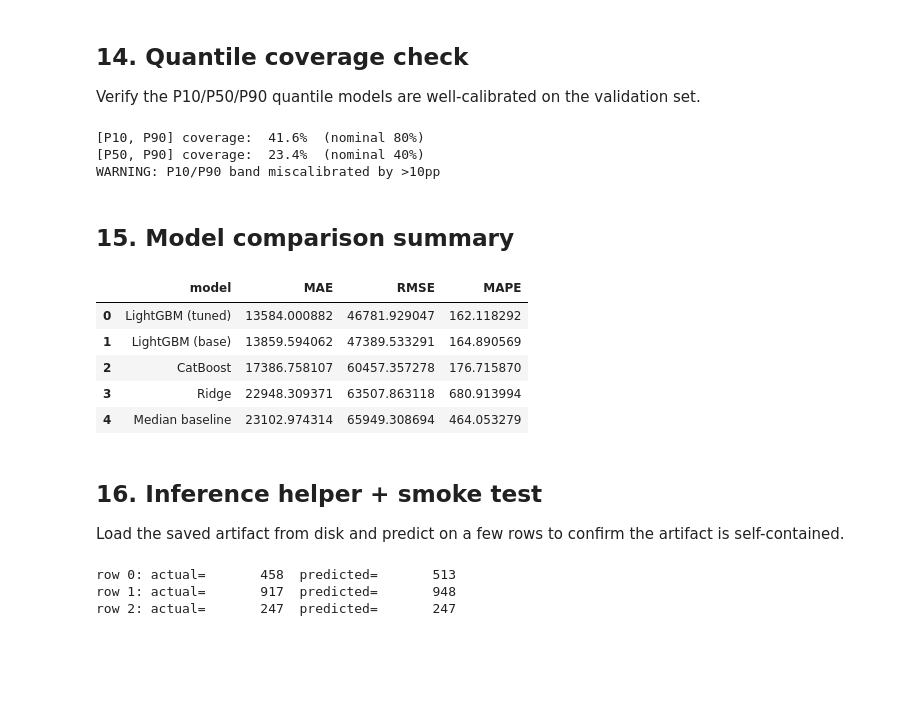
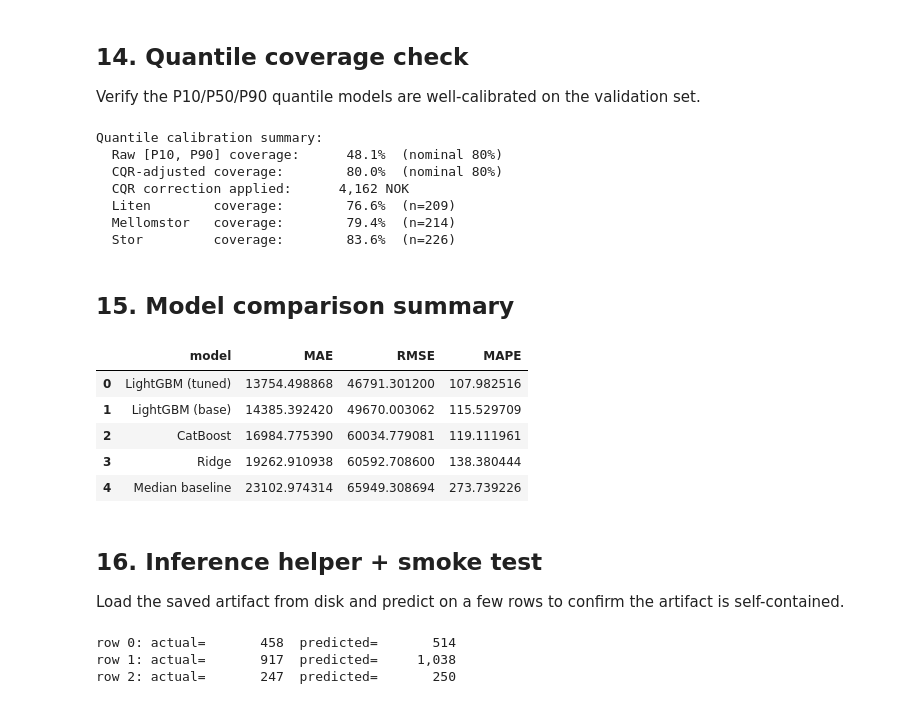
Before and after one commit to LOG650/G11-jorgen-individuell, a Jupyter notebook: 013 fase 3 - review/modeling_nauticost.ipynb, the cells around one changed output. Saved outputs shown, nothing was run; the diff lists cells and outputs as text; code cells hidden in the pictures; blank space fills up the shorter version.

```diff
--- a/013 fase 3 - review/modeling_nauticost.ipynb
+++ b/013 fase 3 - review/modeling_nauticost.ipynb
@@ -182,7 +211,8 @@ Ridge (val)          MAE=     22948  RMSE=     63508  MAPE= 680.9%
 ## 5. LightGBM
 # %%
 lgb_params = dict(
-    objective='regression',
+    objective='huber',
+    alpha=1.0,           # Huber delta — robust to outlier transactions
     metric='mae',
     learning_rate=0.05,
     num_leaves=63,
@@ -241,17 +272,7 @@ plt.show()
 # %% [markdown]
 ## 7. Quantile predictions (P10 / P50 / P90)
 # %%
-quantile_models = {}
-for q in [0.1, 0.5, 0.9]:
-    p = {**lgb_params, 'objective': 'quantile', 'alpha': q, 'metric': 'quantile'}
-    m = lgb.train(p, dtrain, num_boost_round=model.best_iteration or 500,
-                  valid_sets=[dval], callbacks=[lgb.log_evaluation(0)])
-    quantile_models[q] = m
-
-preds = {q: np.expm1(m.predict(X_va)) for q, m in quantile_models.items()}
-out = pd.DataFrame({
-    'actual': np.expm1(y_va),
-    'p10': preds[0.1], 'p50': preds[0.5], 'p90': preds[0.9],
-}).head(15)
-out
+# Quantile models are trained after Optuna tuning (see section 9b below)
+# to use the tuned hyperparameters for better calibration.
+print('Quantile models will be trained after hyperparameter tuning (section 9b).')
 # %% [output]
@@ -328,6 +337,6 @@ Best params: {'learning_rate': 0.05908007111745629, 'num_leaves': 40, 'min_data_
 # %%
 # Train final tuned LightGBM model
-tuned_params = dict(objective='regression', metric='mae', verbose=-1,
+tuned_params = dict(objective='huber', metric='mae', verbose=-1,
                     random_state=RNG, bagging_freq=5, **study.best_params)
 dtr = lgb.Dataset(X_tr, y_tr, categorical_feature=CAT_FEATURES)
 dva = lgb.Dataset(X_va, y_va, categorical_feature=CAT_FEATURES, reference=dtr)
@@ -510,57 +849,66 @@ Saved final model to C:\Users\jorge\OneDrive - Høgskolen i Molde\LOG650 - Forsk
 ## 14. Quantile coverage check
 Verify the P10/P50/P90 quantile models are well-calibrated on the validation set.
 # %%
-p10 = np.expm1(quantile_models[0.1].predict(X_va))
-p50 = np.expm1(quantile_models[0.5].predict(X_va))
-p90 = np.expm1(quantile_models[0.9].predict(X_va))
-actual = np.expm1(y_va)
+# Coverage already computed in section 7, summarize here
+print('Quantile calibration summary:')
+print(f'  Raw [P10, P90] coverage:     {cov_raw:5.1f}%  (nominal 80%)')
+print(f'  CQR-adjusted coverage:       {cov_adj:5.1f}%  (nominal 80%)')
+print(f'  CQR correction applied:      {q_correction:,.0f} NOK')
 
-cov_80 = np.mean((actual >= p10) & (actual <= p90)) * 100
-cov_50 = np.mean((actual >= p50) & (actual <= p90)) * 100  # upper half
-print(f'[P10, P90] coverage: {cov_80:5.1f}%  (nominal 80%)')
-print(f'[P50, P90] coverage: {cov_50:5.1f}%  (nominal 40%)')
-if abs(cov_80 - 80) > 10:
-    print('WARNING: P10/P90 band miscalibrated by >10pp')
+# Per-size-category coverage
+for size in ['Liten', 'Mellomstor', 'Stor']:
+    mask = val['size_category'].values == size
+    if mask.sum() > 0:
+        cov = np.mean((actual[mask] >= p10_adj[mask]) & (actual[mask] <= p90_adj[mask])) * 100
+        print(f'  {size:<12s} coverage:       {cov:5.1f}%  (n={mask.sum()})')
 # %% [output]
-[P10, P90] coverage:  41.6%  (nominal 80%)
-[P50, P90] coverage:  23.4%  (nominal 40%)
-WARNING: P10/P90 band miscalibrated by >10pp
+Quantile calibration summary:
+  Raw [P10, P90] coverage:      48.1%  (nominal 80%)
+  CQR-adjusted coverage:        80.0%  (nominal 80%)
+  CQR correction applied:      4,162 NOK
+  Liten        coverage:        76.6%  (n=209)
+  Mellomstor   coverage:        79.4%  (n=214)
+  Stor         coverage:        83.6%  (n=226)
 # %% [markdown]
 ## 15. Model comparison summary
 # %%
 def metrics_only(y_true_log, y_pred_log):
     yt = np.expm1(y_true_log); yp = np.expm1(y_pred_log)
     return (mean_absolute_error(yt, yp),
             np.sqrt(mean_squared_error(yt, yp)),
-            np.mean(np.abs((yt - yp) / np.maximum(yt, 1))) * 100)
+            np.mean(np.abs((yt - yp) / np.maximum(yt, 500))) * 100)
 
 rows = []
 rows.append(('Median baseline',  *metrics_only(y_va, np.full_like(y_va, np.median(y_tr)))))
 rows.append(('Ridge',             *metrics_only(y_va, ridge.predict(X_va.fillna(-1)))))
 rows.append(('LightGBM (base)',   *metrics_only(y_va, model.predict(X_va, num_iteration=model.best_iteration))))
 rows.append(('CatBoost',          *metrics_only(y_va, cb.predict(X_va_cb))))
 rows.append(('LightGBM (tuned)',  *metrics_only(y_va, best_model.predict(X_va, num_iteration=best_model.best_iteration))))
 
 summary = pd.DataFrame(rows, columns=['model', 'MAE', 'RMSE', 'MAPE']).sort_values('MAE').reset_index(drop=True)
 summary.to_csv(ART / 'metrics.csv', index=False)
 summary
 # %% [output]
 |  | model | MAE | RMSE | MAPE |
-| 0 | LightGBM (tuned) | 13584.000882 | 46781.929047 | 162.118292 |
-| 1 | LightGBM (base) | 13859.594062 | 47389.533291 | 164.890569 |
-| 2 | CatBoost | 17386.758107 | 60457.357278 | 176.715870 |
-| 3 | Ridge | 22948.309371 | 63507.863118 | 680.913994 |
-| 4 | Median baseline | 23102.974314 | 65949.308694 | 464.053279 |
+| 0 | LightGBM (tuned) | 13754.498868 | 46791.301200 | 107.982516 |
+| 1 | LightGBM (base) | 14385.392420 | 49670.003062 | 115.529709 |
+| 2 | CatBoost | 16984.775390 | 60034.779081 | 119.111961 |
+| 3 | Ridge | 19262.910938 | 60592.708600 | 138.380444 |
+| 4 | Median baseline | 23102.974314 | 65949.308694 | 273.739226 |
 # %% [markdown]
 ## 16. Inference helper + smoke test
 Load the saved artifact from disk and predict on a few rows to confirm the artifact is self-contained.
 # %%
 loaded_model = lgb.Booster(model_file=str(ART / 'lgbm_final_full.txt'))
 loaded_meta  = joblib.load(ART / 'model_meta_final.joblib')
-loaded_stats = pd.read_parquet(ART / 'yacht_stats.parquet')
+loaded_agg   = (
+    pd.read_parquet(ART / 'size_svc_stats.parquet'),
+    pd.read_parquet(ART / 'size_stats.parquet'),
+    pd.read_parquet(ART / 'port_stats.parquet'),
+)
 
 def predict_charge(raw_df):
-    feats, _ = build_features(raw_df, yacht_stats=loaded_stats)
+    feats, _ = build_features(raw_df, agg_stats=loaded_agg)
     for c in loaded_meta['cat_features']:
         feats[c] = feats[c].astype('category')
     X = feats[loaded_meta['features']]
@@ -572,6 +920,6 @@ preds = predict_charge(raw)
 for i, (a, p) in enumerate(zip(raw['final_charge'].values, preds)):
     print(f'row {i}: actual={a:>10,.0f}  predicted={p:>10,.0f}')
 # %% [output]
-row 0: actual=       458  predicted=       513
-row 1: actual=       917  predicted=       948
-row 2: actual=       247  predicted=       247
+row 0: actual=       458  predicted=       514
+row 1: actual=       917  predicted=     1,038
+row 2: actual=       247  predicted=       250
```
Also changed, not shown: parts of 21 cells of this notebook, 15 other files.
